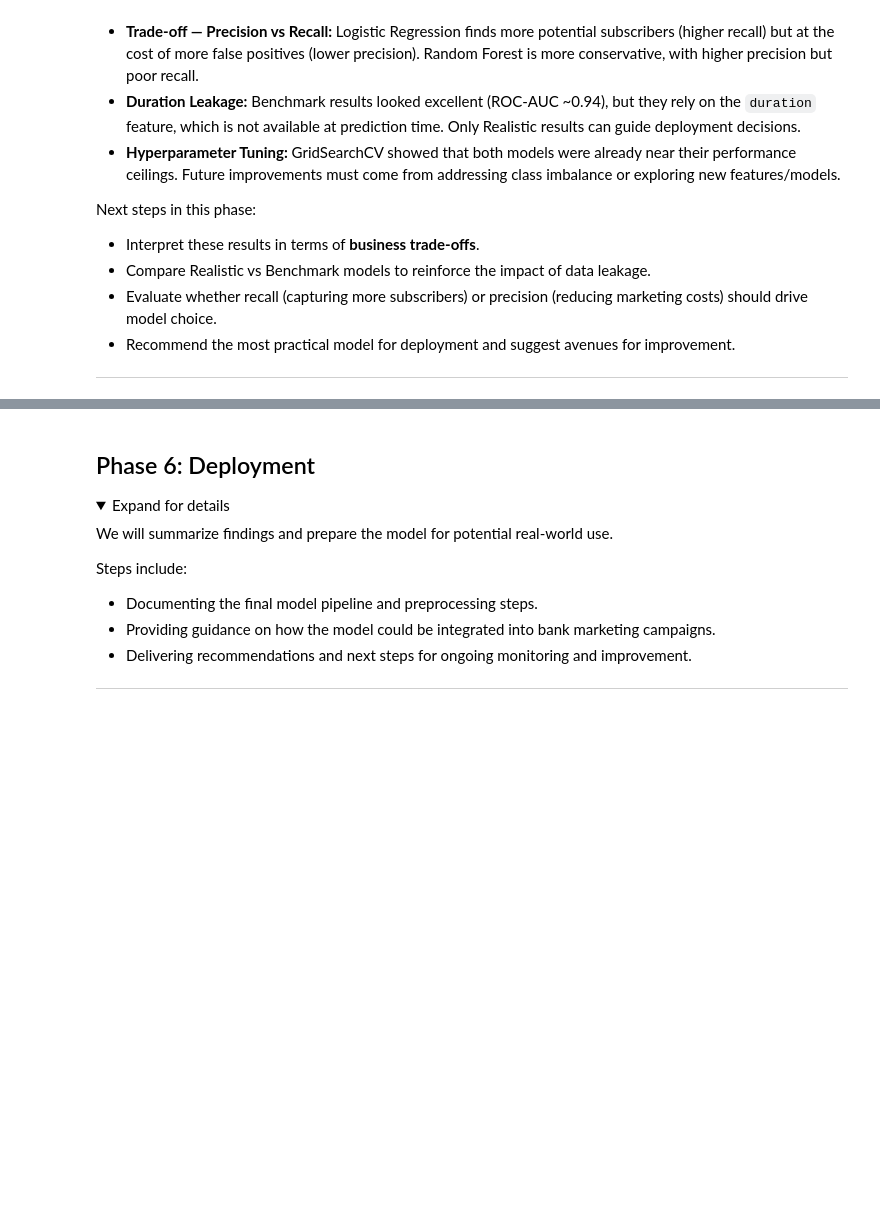
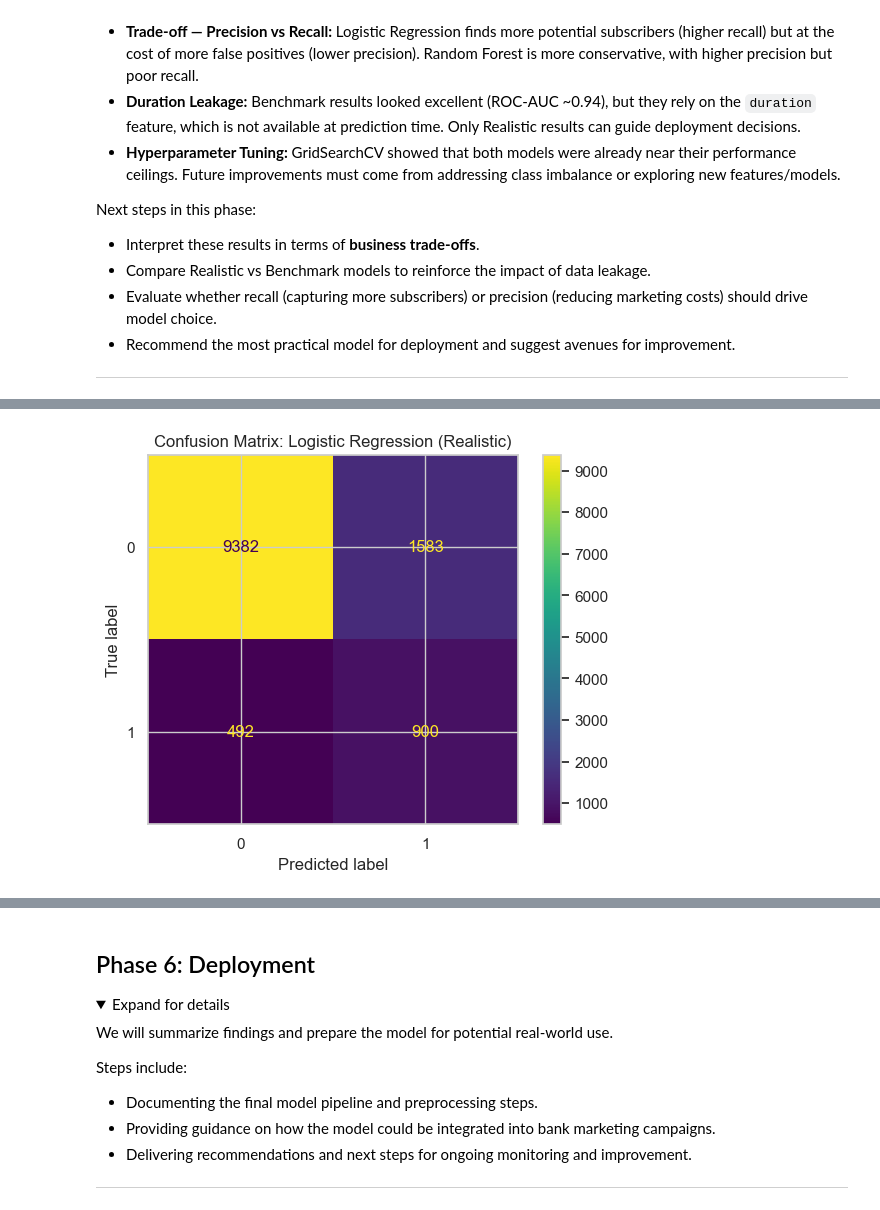
Before and after one commit to randel-bjorkquist/jupyter-notebooks-vscode, a Jupyter notebook: Project2_Machine_Learning.ipynb, the cells around one changed output, grey strips where cells are left out. Saved outputs shown, nothing was run; the diff lists cells and outputs as text; code cells hidden in the pictures; folded sections open; blank space fills up the shorter version.

```diff
--- a/Project2_Machine_Learning.ipynb
+++ b/Project2_Machine_Learning.ipynb
@@ -1394,0 +1442,16 @@ Next steps in this phase:
+# %%
+from sklearn.metrics import confusion_matrix, ConfusionMatrixDisplay
+
+# Confusion matrix for the best Logistic Regression Model (Realistic)
+log_reg_realistic.fit(Xr_train, yr_train)
+
+y_pred_realistic = log_reg_realistic.predict(Xr_test)
+confusion_mtx    = confusion_matrix(yr_test, y_pred_realistic)
+
+disp = ConfusionMatrixDisplay(confusion_matrix = confusion_mtx)
+disp.plot()
+
+plt.title("Confusion Matrix: Logistic Regression (Realistic)")
+plt.show()
+# %% [output]
+[figure, added]
```
Also changed, not shown: parts of 17 cells of this notebook.
